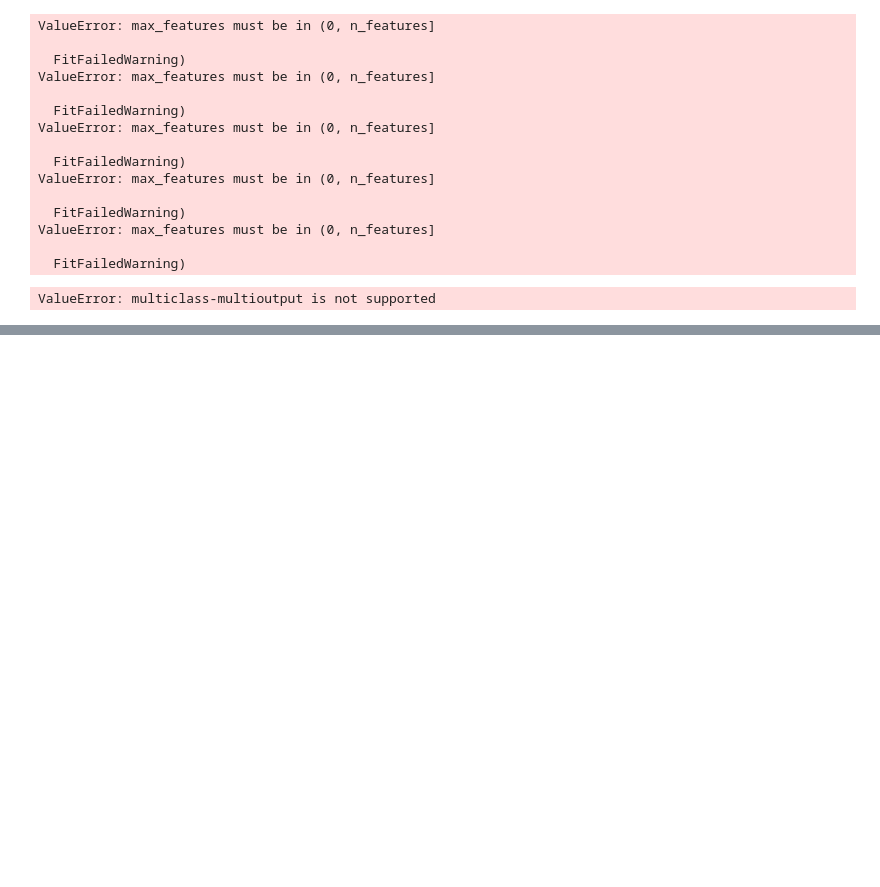
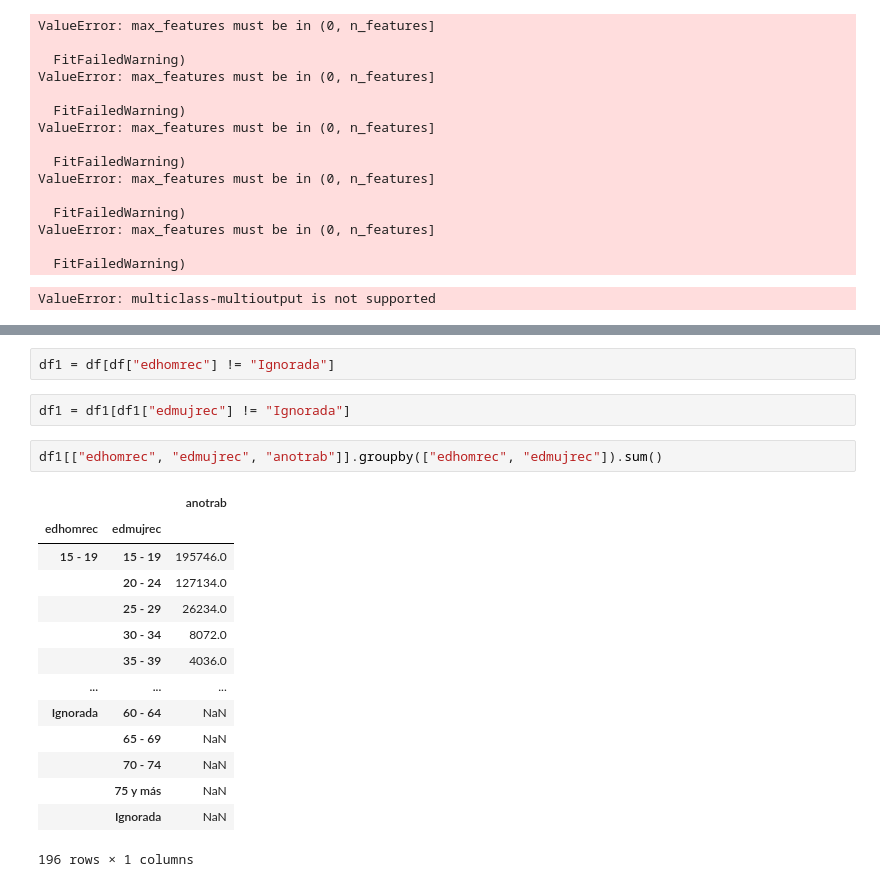
Before and after one commit to jiesquivele/MatchMakerPredictiveModel, a Jupyter notebook: MatchMakerPredictiveModel.ipynb, the cells around one changed output, grey strips where cells are left out. Saved outputs shown, nothing was run; the diff lists cells and outputs as text; blank space fills up the shorter version.

```diff
--- a/MatchMakerPredictiveModel.ipynb
+++ b/MatchMakerPredictiveModel.ipynb
@@ -1656,0 +1783,21 @@ ValueError: multiclass-multioutput is not supported
+# %%
+df1 = df[df["edhomrec"] != "Ignorada"]
+# %%
+df1 = df1[df1["edmujrec"] != "Ignorada"]
+# %%
+df1[["edhomrec", "edmujrec", "anotrab"]].groupby(["edhomrec", "edmujrec"]).sum()
+# %% [output]
+|  |  | anotrab |
+| edhomrec | edmujrec |  |
+| 15 - 19 | 15 - 19 | 195746.0 |
+|  | 20 - 24 | 127134.0 |
+|  | 25 - 29 | 26234.0 |
+|  | 30 - 34 | 8072.0 |
+|  | 35 - 39 | 4036.0 |
+| ... | ... | ... |
+| Ignorada | 60 - 64 | NaN |
+|  | 65 - 69 | NaN |
+|  | 70 - 74 | NaN |
+|  | 75 y más | NaN |
+|  | Ignorada | NaN |
+196 rows × 1 columns
```
Also changed, not shown: parts of 47 cells of this notebook.
